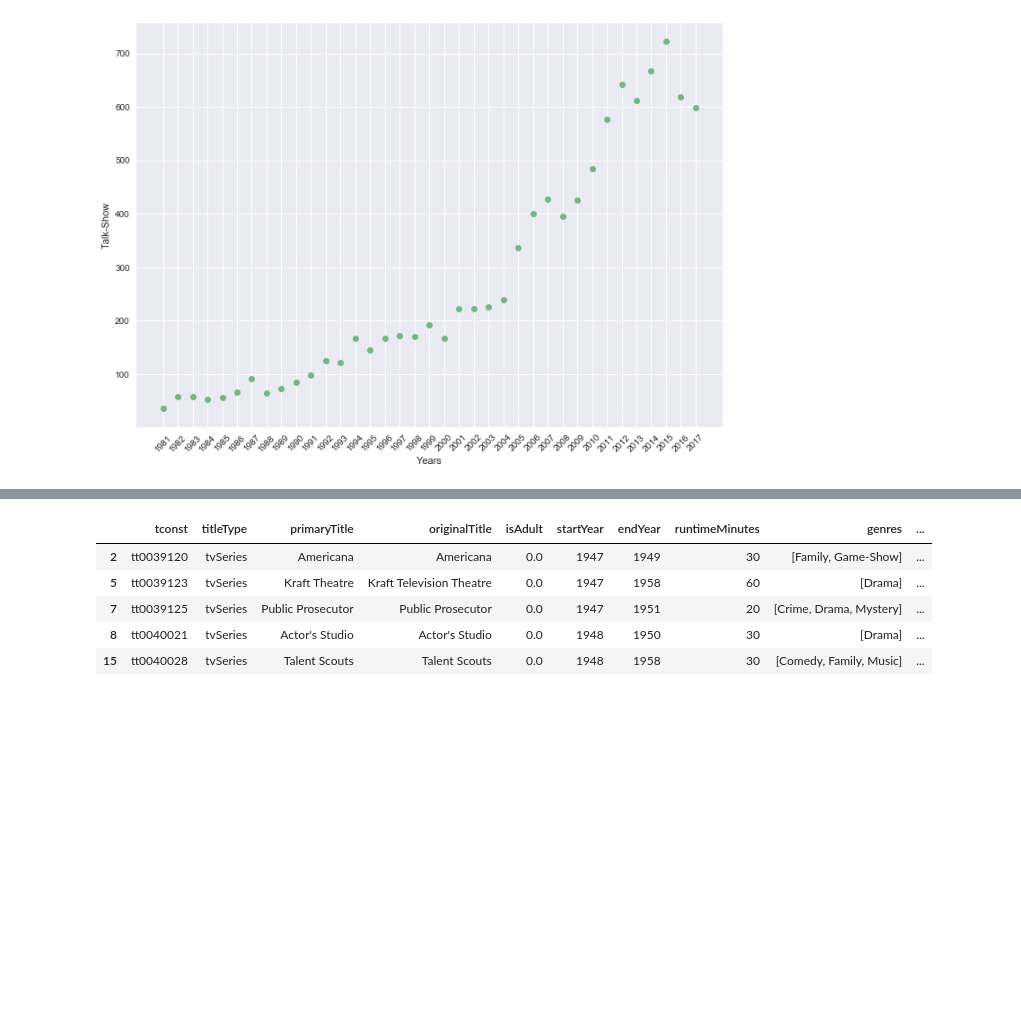
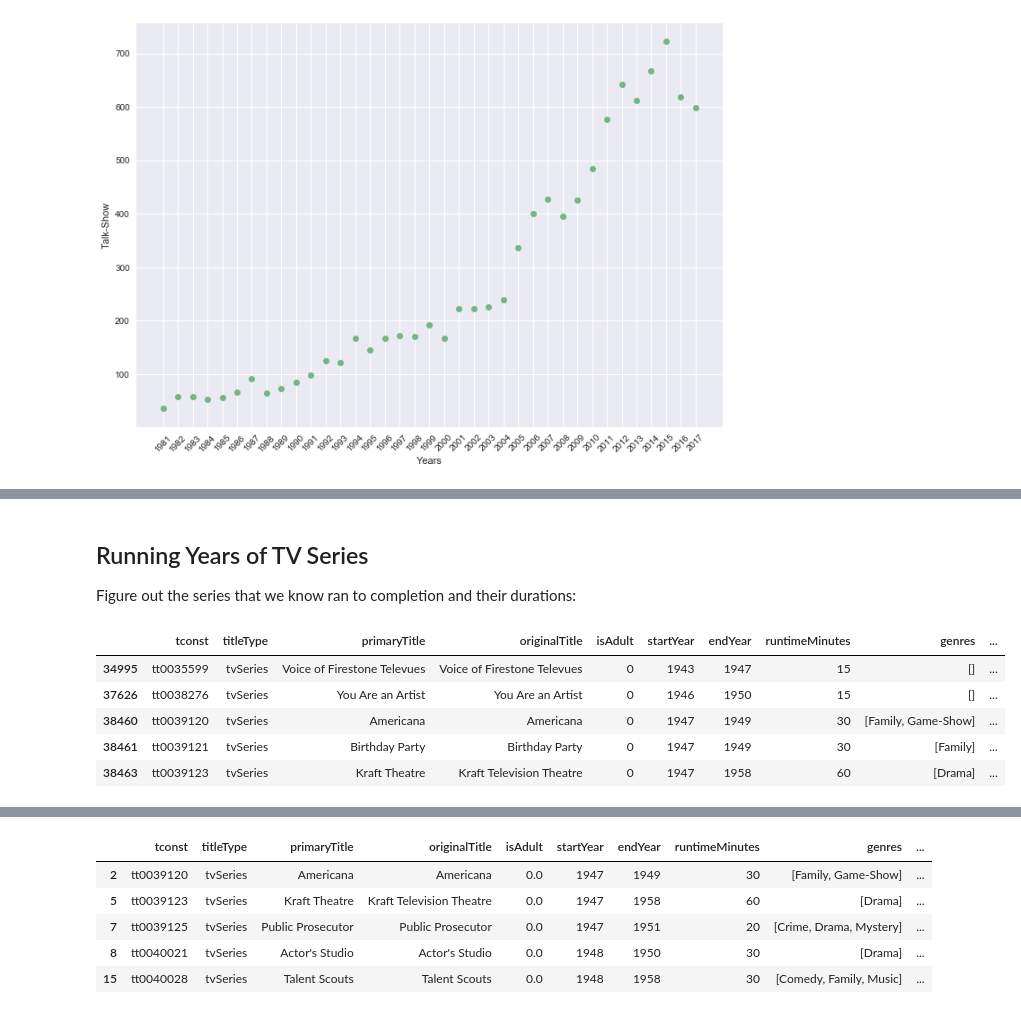
Before and after one commit to shuaibiyy/imdb, a Jupyter notebook: imdb.ipynb, the cells around one changed output, grey strips where cells are left out. Saved outputs shown, nothing was run; the diff lists cells and outputs as text; code cells hidden in the pictures; blank space fills up the shorter version.

```diff
--- a/imdb.ipynb
+++ b/imdb.ipynb
@@ -235,0 +265,17 @@ plot_genre('Talk-Show')
+# %% [markdown]
+## Running Years of TV Series
+
+Figure out the series that we know ran to completion and their durations:
+# %%
+df = series[series['startYear'] != '\\N']
+df = df[df['endYear'] != '\\N']
+df = df.dropna(subset=['startYear', 'endYear', 'primaryTitle'], how='any')
+df['runningYears'] = pd.to_numeric(df['endYear']) - pd.to_numeric(df['startYear'])
+df.head()
+# %% [output]
+|  | tconst | titleType | primaryTitle | originalTitle | isAdult | startYear | endYear | runtimeMinutes | genres | ... |
+| 34995 | tt0035599 | tvSeries | Voice of Firestone Televues | Voice of Firestone Televues | 0 | 1943 | 1947 | 15 | [] | ... |
+| 37626 | tt0038276 | tvSeries | You Are an Artist | You Are an Artist | 0 | 1946 | 1950 | 15 | [] | ... |
+| 38460 | tt0039120 | tvSeries | Americana | Americana | 0 | 1947 | 1949 | 30 | [Family, Game-Show] | ... |
+| 38461 | tt0039121 | tvSeries | Birthday Party | Birthday Party | 0 | 1947 | 1949 | 30 | [Family] | ... |
+| 38463 | tt0039123 | tvSeries | Kraft Theatre | Kraft Television Theatre | 0 | 1947 | 1958 | 60 | [Drama] | ... |
```
Also changed, not shown: parts of 23 cells of this notebook.
